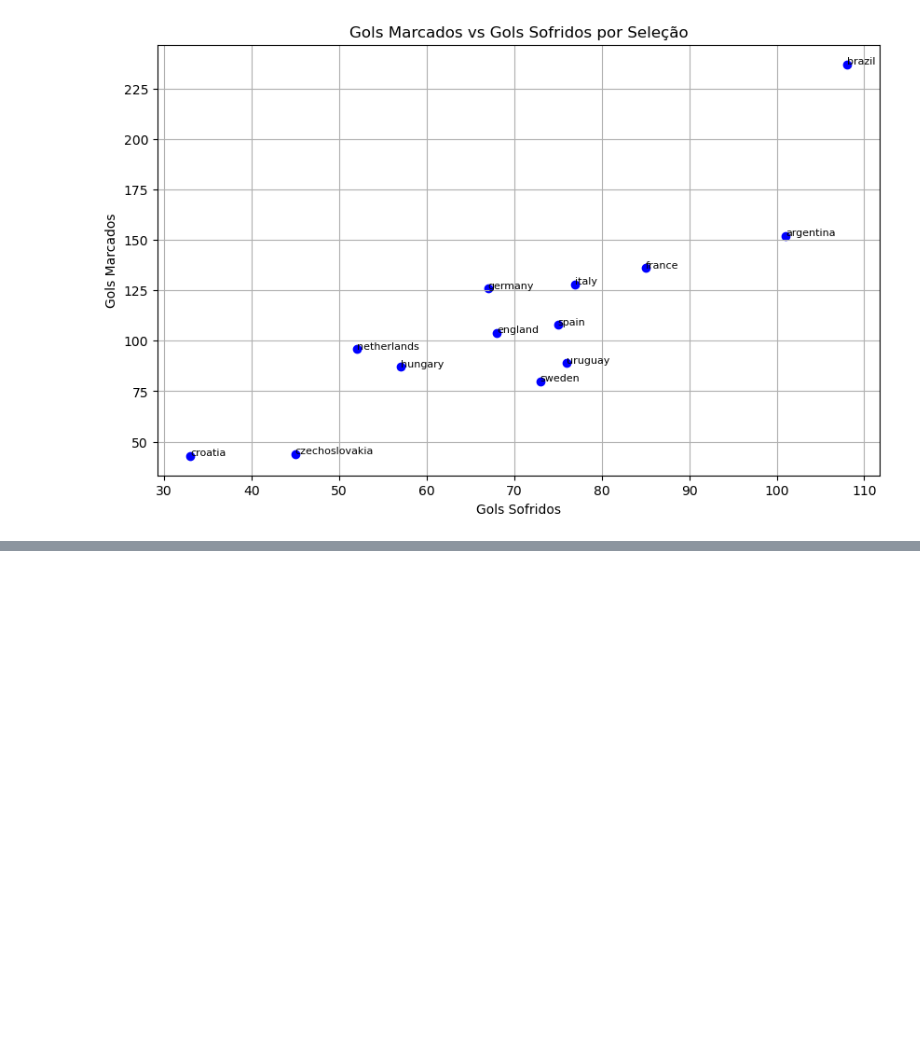
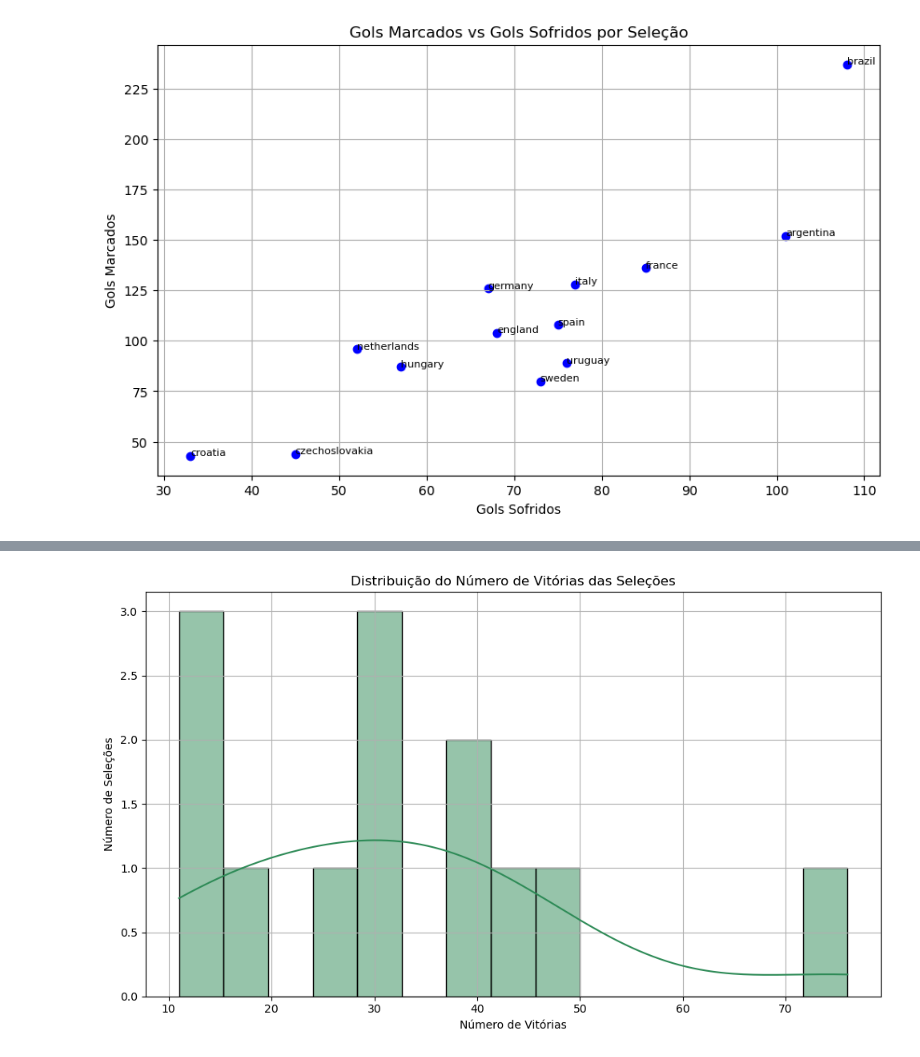
Before and after one commit to Jhonatarlp/Projeto_final_ciclo_basico_insper_Data, a Jupyter notebook: analise_exploratoria.ipynb, the cells around one changed output, grey strips where cells are left out. Cells and saved outputs as stored; diff of their text form; code cells hidden in the pictures; blank space fills up the shorter version.

```diff
--- a/analise_exploratoria.ipynb
+++ b/analise_exploratoria.ipynb
@@ -308,0 +340,11 @@ plt.show()
+# %%
+plt.figure(figsize=(10, 6))
+sns.histplot(base_selecoes['win'], bins=15, kde=True, color='seagreen')
+plt.title('Distribuição do Número de Vitórias das Seleções')
+plt.xlabel('Número de Vitórias')
+plt.ylabel('Número de Seleções')
+plt.grid(True)
+plt.tight_layout()
+plt.show()
+# %% [output]
+[figure, added]
```
Also changed, not shown: parts of 11 cells of this notebook.
